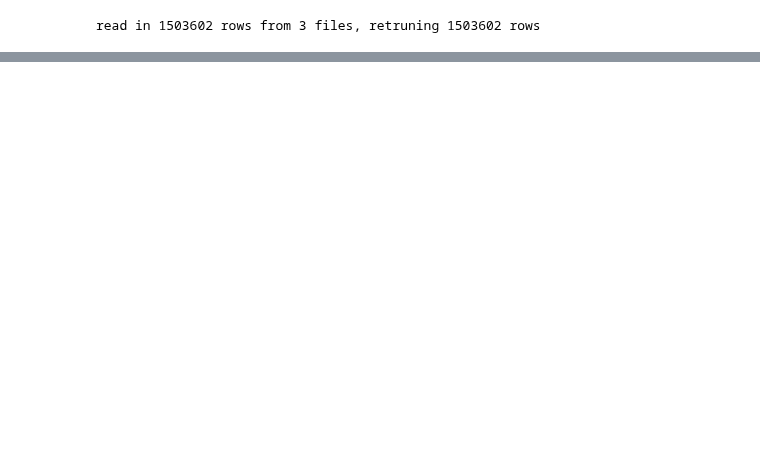
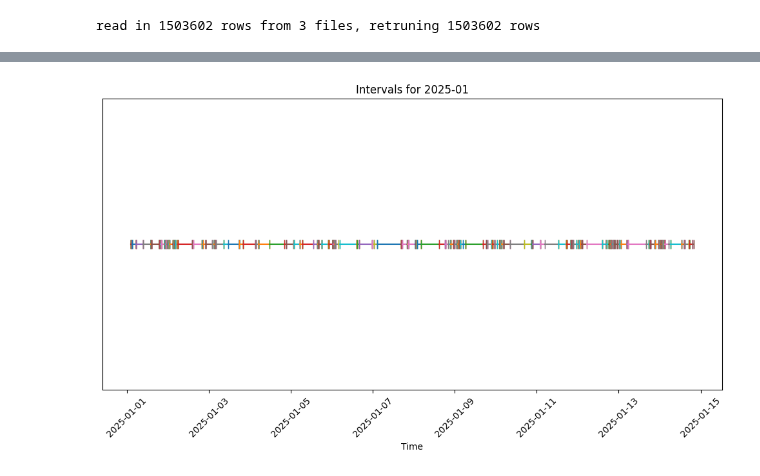
Before and after one commit to AbhikChowdhury6/dataImport, a Jupyter notebook: testIntervalUtils.ipynb, the cells around one changed output, grey strips where cells are left out. Saved outputs shown, nothing was run; the diff lists cells and outputs as text; code cells hidden in the pictures; blank space fills up the shorter version.

Commit message:
tested backup script and updated hr imports for all devices

```diff
--- a/testIntervalUtils.ipynb
+++ b/testIntervalUtils.ipynb
@@ -33,24 +33,24 @@ sys.path.append(repoPath + "dataImport/")
 import rwWorkingTSDf
 from rwWorkingTSDf import readWorkingTSDF, writeWorkingTSDf
 # %%
-def infillIntervals(intervals):
+def infillIntervals(intervals,col_name):
     # Shift columns to compare consecutive rows
-    next_start = intervals['startTime'].shift(-1)
+    next_start = intervals['sampleDT'].shift(-1)
 
     # Find rows where there is a gap
     gap_mask = next_start > intervals['endTime']
 
     # Create a DataFrame for the gaps
     gap_df = pd.DataFrame({
-        'startTime': intervals.loc[gap_mask, 'endTime'],
+        'sampleDT': intervals.loc[gap_mask, 'endTime'],
         'endTime': next_start[gap_mask],
-        'value': 0
+        col_name: 0
     })
 
     # Concatenate the original DataFrame and the gap DataFrame
     combined_df = pd.concat([intervals, gap_df])
 
-    return combined_df.sort_values('startTime').reset_index(drop=True)
+    return combined_df.sort_values('sampleDT').reset_index(drop=True)
 # %%
 #modify the dd datatype to append "-dataIntervals-86400"
 # in seconds with p for .
@@ -81,9 +81,9 @@ def dataIntervals(dd, max_interval):
     minGroupTime = pd.Timedelta(seconds=0)
     groupsDf = allGroupsDf[allGroupsDf['endTime'] - allGroupsDf['sampleDT'] > minGroupTime].copy()
 
-
-    groupsDf['int!noInterval+0!interval+1'] = 1
-    return infillIntervals(groupsDf)
+    col_name = 'int!noData+0!data+1'
+    groupsDf[col_name] = 1
+    return infillIntervals(groupsDf, col_name)
 # %%
 #alright new plan for the intervals just use writeWorking TSDF
 # add dedupe = false if needed
@@ -92,3 +92,5 @@ testdd = ["abhik", '0', "apple", 'AppleWatch-10-46mm', 'hr', 'builtin']
 testdf = readWorkingTSDF(testdd)
 # %% [output]
 read in 1503602 rows from 3 files, retruning 1503602 rows
+# %%
+intervs = dataIntervals(testdd, 11)
@@ -95,2 +99,2 @@ read in 1503602 rows from 3 files, retruning 1503602 rows
 # %%
-intervs = samplesToIntervals()
+intervs
@@ -96,0 +115,28 @@ intervs = samplesToIntervals()
+# %%
+import matplotlib.pyplot as plt
+
+def plot_intervals_for_month(intervals, year, month):
+    # Filter intervals for the specified month
+    month_intervals = intervals[
+        (intervals['sampleDT'].dt.year == year) &
+        (intervals['sampleDT'].dt.month == month)
+    ]
+
+    # Plotting
+    fig, ax = plt.subplots(figsize=(10, 6))
+    for _, row in month_intervals.iterrows():
+        ax.plot([row['sampleDT'], row['endTime']], [1, 1], marker='|', markersize=10)
+
+    ax.set_yticks([])
+    ax.set_xlabel('Time')
+    ax.set_title(f'Intervals for {year}-{month:02d}')
+    plt.xticks(rotation=45)
+    plt.tight_layout()
+    plt.show()
+
+# Example usage
+year = 2025
+month = 1
+plot_intervals_for_month(intervs, year, month)
+# %% [output]
+[figure, added]
```
Also changed, not shown: parts of 6 cells of this notebook, 6 other files.
